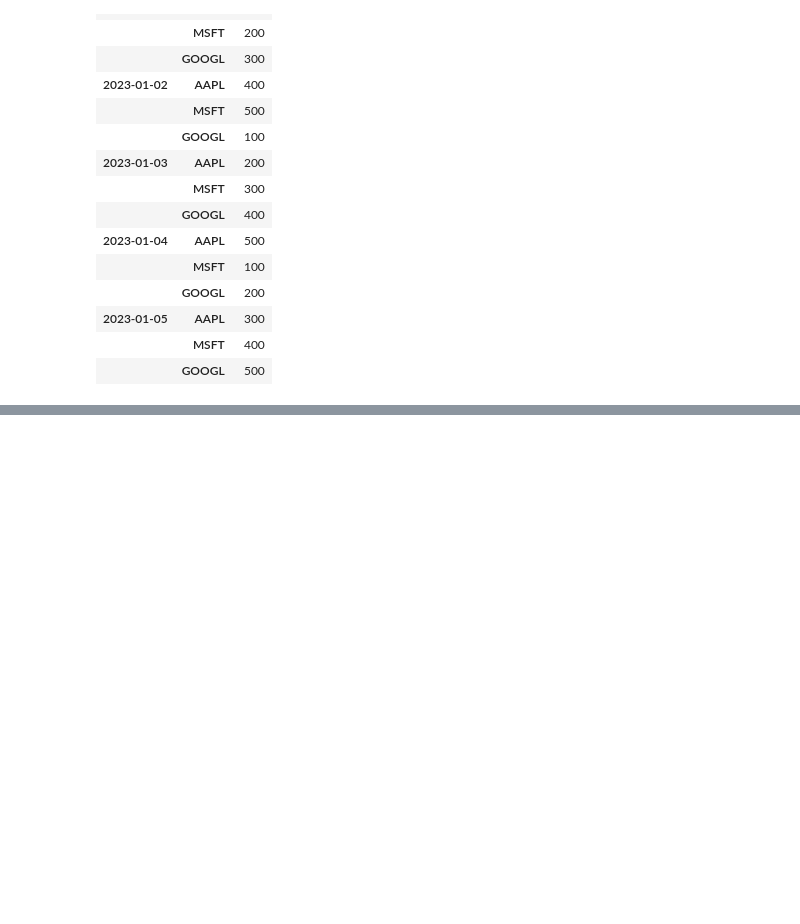
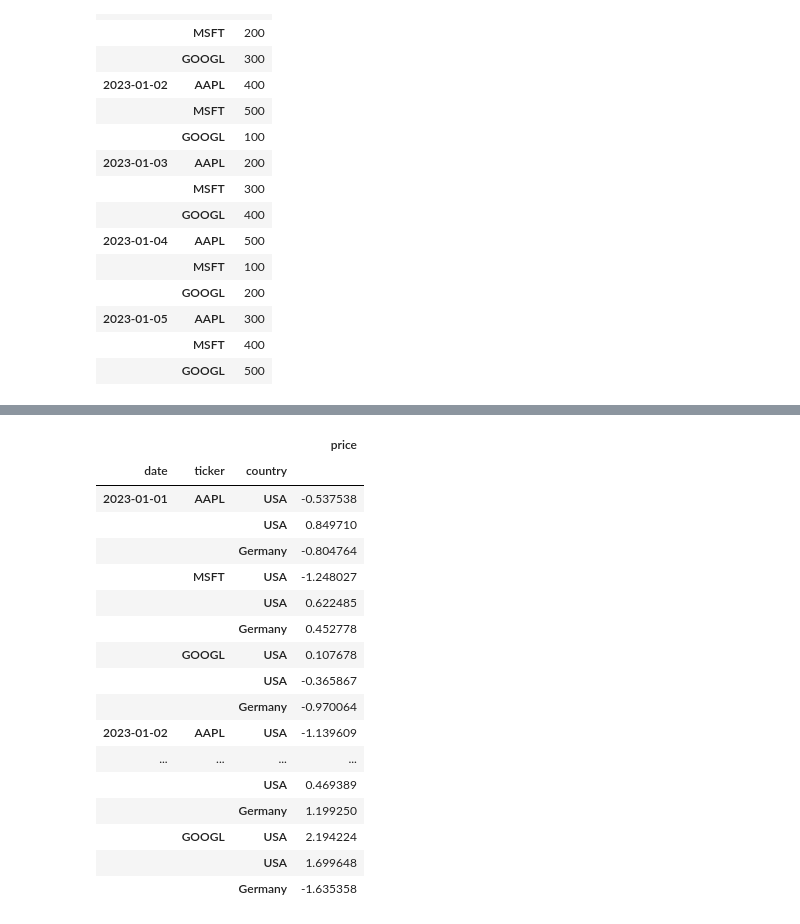
Before and after one commit to ChopinNo3Op9/Stock-Analysis, a Jupyter notebook: multi index finance.ipynb, the cells around one changed output, grey strips where cells are left out. Saved outputs shown, nothing was run; the diff lists cells and outputs as text; code cells hidden in the pictures; blank space fills up the shorter version.

```diff
--- a/multi index finance.ipynb
+++ b/multi index finance.ipynb
@@ -97,0 +182,24 @@ price_data
+# %%
+countries = ['USA', 'USA', 'Germany']
+index = pd.MultiIndex.from_product([dates, tickers, countries], names=['date', 'ticker', 'country'])
+data = pd.DataFrame(np.random.randn(45, 1), index=index, columns=['price'])
+data
+# %% [output]
+|  |  |  | price |
+| date | ticker | country |  |
+| 2023-01-01 | AAPL | USA | -0.537538 |
+|  |  | USA | 0.849710 |
+|  |  | Germany | -0.804764 |
+|  | MSFT | USA | -1.248027 |
+|  |  | USA | 0.622485 |
+|  |  | Germany | 0.452778 |
+|  | GOOGL | USA | 0.107678 |
+|  |  | USA | -0.365867 |
+|  |  | Germany | -0.970064 |
+| 2023-01-02 | AAPL | USA | -1.139609 |
+| ... | ... | ... | ... |
+|  |  | USA | 0.469389 |
+|  |  | Germany | 1.199250 |
+|  | GOOGL | USA | 2.194224 |
+|  |  | USA | 1.699648 |
+|  |  | Germany | -1.635358 |
```
Also changed, not shown: parts of 11 cells of this notebook, 3 other files.
